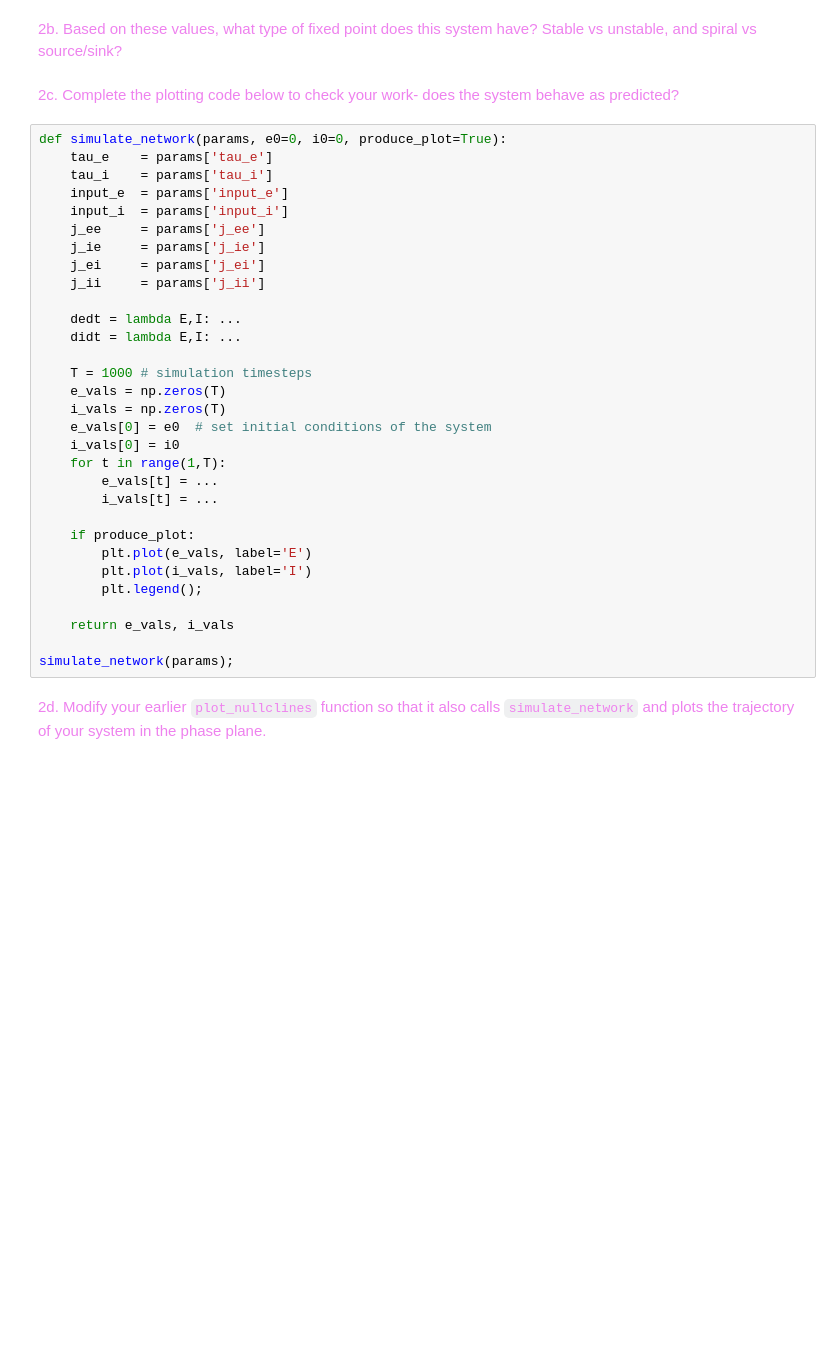
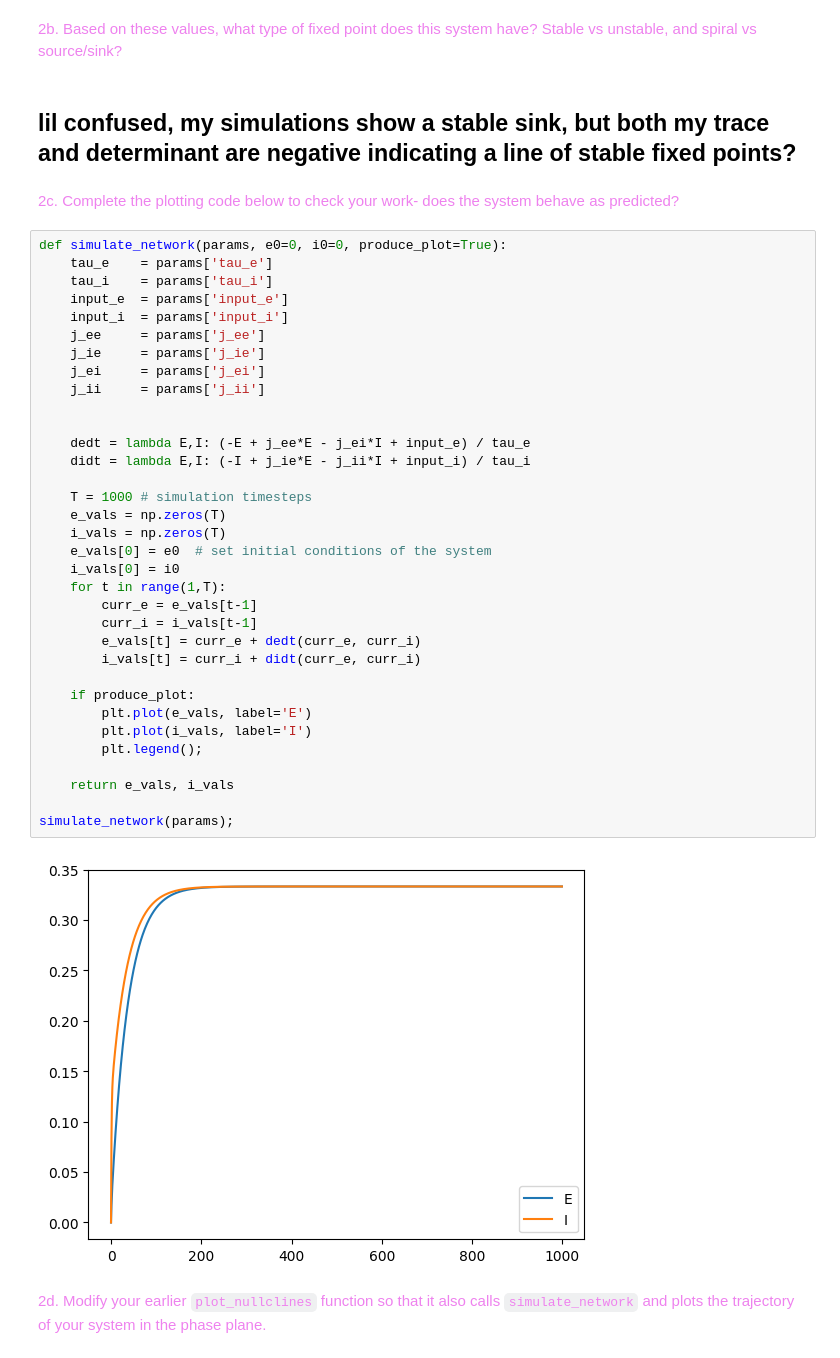
Before and after one commit to dbasrai/nuin443, a Jupyter notebook: problemSets/NUIN443_ps11_ISNs-diya.ipynb, the cells around one changed output. Cells and saved outputs as stored; diff of their text form; blank space fills up the shorter version.

```diff
--- a/problemSets/NUIN443_ps11_ISNs-diya.ipynb
+++ b/problemSets/NUIN443_ps11_ISNs-diya.ipynb
@@ -152,37 +162,44 @@ print(compute_jacobian(params))
 # %% [markdown]
 <font color=violet>2b. Based on these values, what type of fixed point does this system have? Stable vs unstable, and spiral vs source/sink?</font>
+# %% [markdown]
+## lil confused, my simulations show a stable sink, but both my trace and determinant are negative indicating a line of stable fixed points?
 # %% [markdown]
 <font color=violet>2c. Complete the plotting code below to check your work- does the system behave as predicted?</font>
 # %%
 def simulate_network(params, e0=0, i0=0, produce_plot=True):
     tau_e    = params['tau_e']
     tau_i    = params['tau_i']
     input_e  = params['input_e']
     input_i  = params['input_i']
     j_ee     = params['j_ee']
     j_ie     = params['j_ie']
     j_ei     = params['j_ei']
     j_ii     = params['j_ii']
 
-    dedt = lambda E,I: ...
-    didt = lambda E,I: ...
+
+    dedt = lambda E,I: (-E + j_ee*E - j_ei*I + input_e) / tau_e
+    didt = lambda E,I: (-I + j_ie*E - j_ii*I + input_i) / tau_i
 
     T = 1000 # simulation timesteps
     e_vals = np.zeros(T)
     i_vals = np.zeros(T)
     e_vals[0] = e0  # set initial conditions of the system
     i_vals[0] = i0
     for t in range(1,T):
-        e_vals[t] = ...
-        i_vals[t] = ...
+        curr_e = e_vals[t-1]
+        curr_i = i_vals[t-1]
+        e_vals[t] = curr_e + dedt(curr_e, curr_i)
+        i_vals[t] = curr_i + didt(curr_e, curr_i)
 
     if produce_plot:
         plt.plot(e_vals, label='E')
         plt.plot(i_vals, label='I')
         plt.legend();
 
     return e_vals, i_vals
 
 simulate_network(params);
+# %% [output]
+[figure, added]
 # %% [markdown]
 <font color=violet>2d. Modify your earlier `plot_nullclines` function so that it also calls `simulate_network` and plots the trajectory of your system in the phase plane.</font>
```
Also changed, not shown: parts of 7 cells of this notebook, 1 other file.
